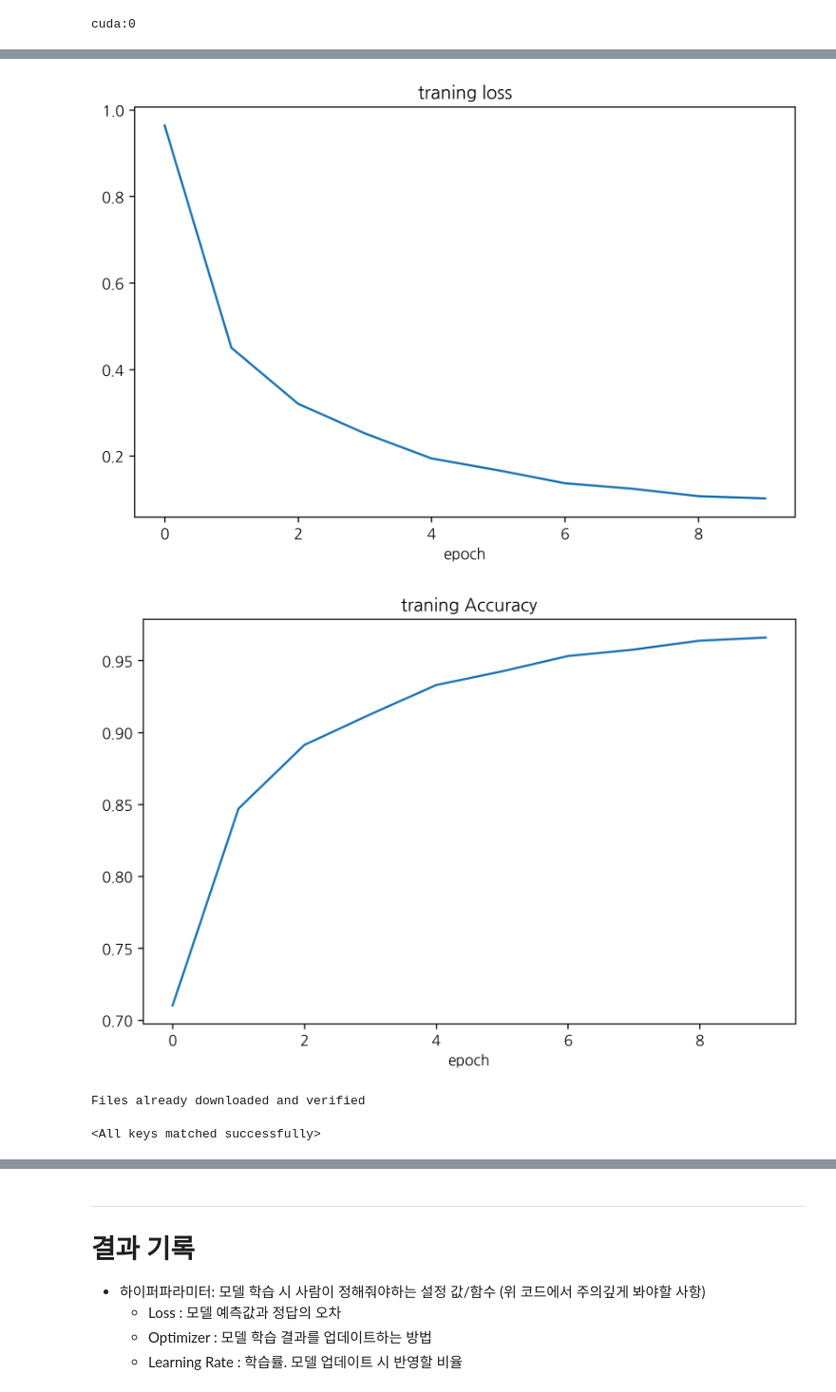
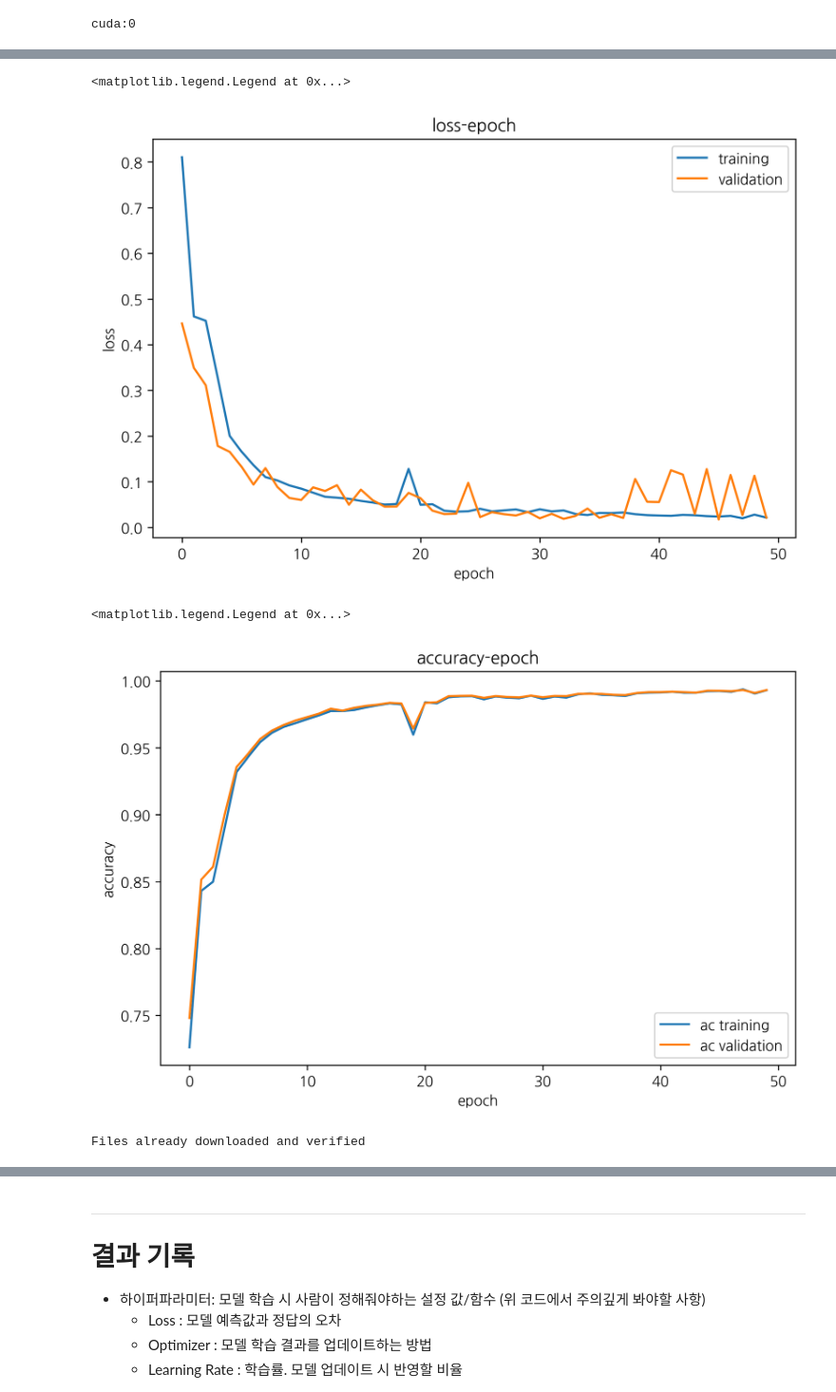
Before and after one commit to wjdtngus9536/Benchmark_Test, a Jupyter notebook: ResNet.ipynb, the cells around one changed output, grey strips where cells are left out. Shown: that part at 95% size. Cells and saved outputs as stored; diff of their text form; code cells hidden in the pictures.

```diff
--- a/ResNet.ipynb
+++ b/ResNet.ipynb
@@ -31,9 +57,19 @@ Files already downloaded and verified
 # 모델 정의
 ## Q. pretrained : 학습된 데이터셋이 우리가 사용하려는 데이터 셋과 다르다면
 ## 효과가 없지 않은가?
-model = torchvision.models.resnet50(pretrained=True)
+
+classes = ('plane', 'car', 'bird', 'cat', 'deer',
+           'dog', 'frog', 'horse', 'ship', 'truck')
+
+model = torchvision.models.resnet50(pretrained = True)
+
+# CIFAR-10 class에 맞도록 layer 변경
+fc_in_features = model.fc.in_features
+model.fc = nn.Linear(fc_in_features, len(classes))
+
 device = torch.device('cuda:0' if torch.cuda.is_available() else 'cpu')
 print(device)
+
 model.to(device)
 
 # 손실 함수 정의
@@ -97,19 +165,25 @@ for epoch in range(epochs):
 # %%
 # 그래프 작성 loss per epoch
-plt.plot(loss_)
-plt.title("traning loss")
+plt.title("loss-epoch")
 plt.xlabel("epoch")
-plt.show()
+plt.ylabel("loss")
+plt.plot(train_loss_, label = 'training')
+plt.plot(valid_loss_, label = 'validation')
+plt.legend()
 # %% [output]
+<matplotlib.legend.Legend at 0x...>
-[figure, old version]
+[figure, new version]
 # %%
 # 그래프 작성 accuracy per epoch
-plt.plot(accus)
-plt.title("traning Accuracy")
+plt.title("accuracy-epoch")
 plt.xlabel("epoch")
-plt.show()
+plt.ylabel("accuracy")
+plt.plot(train_accuracy_list, label = 'ac training')
+plt.plot(valid_accuracy_list, label = 'ac validation')
+plt.legend()
 # %% [output]
+<matplotlib.legend.Legend at 0x...>
-[figure, old version]
+[figure, new version]
 # %%
 # 학습한 모델 저장
 PATH = './cifar_net.pth'
@@ -136,10 +210,8 @@ Files already downloaded and verified
 # imshow(torchvision.utils.make_grid(images))
 # print('GroundTruth: ', ' '.join(f'{classes[labels[j]]:5s}' for j in range(batch_size)))
 # %%
-# 저장했던 모델 불러오기
-PATH = './cifar_net.pth'
+# # 저장했던 모델 불러오기
+# PATH = './cifar_net.pth'
 
-model = torchvision.models.resnet50(pretrained = True)
-model.load_state_dict(torch.load(PATH))
+# model = torchvision.models.resnet50(pretrained = True)
+# model.load_state_dict(torch.load(PATH))
-# %% [output]
-<All keys matched successfully>
```
Also changed, not shown: parts of 9 cells of this notebook, 3 other files.
